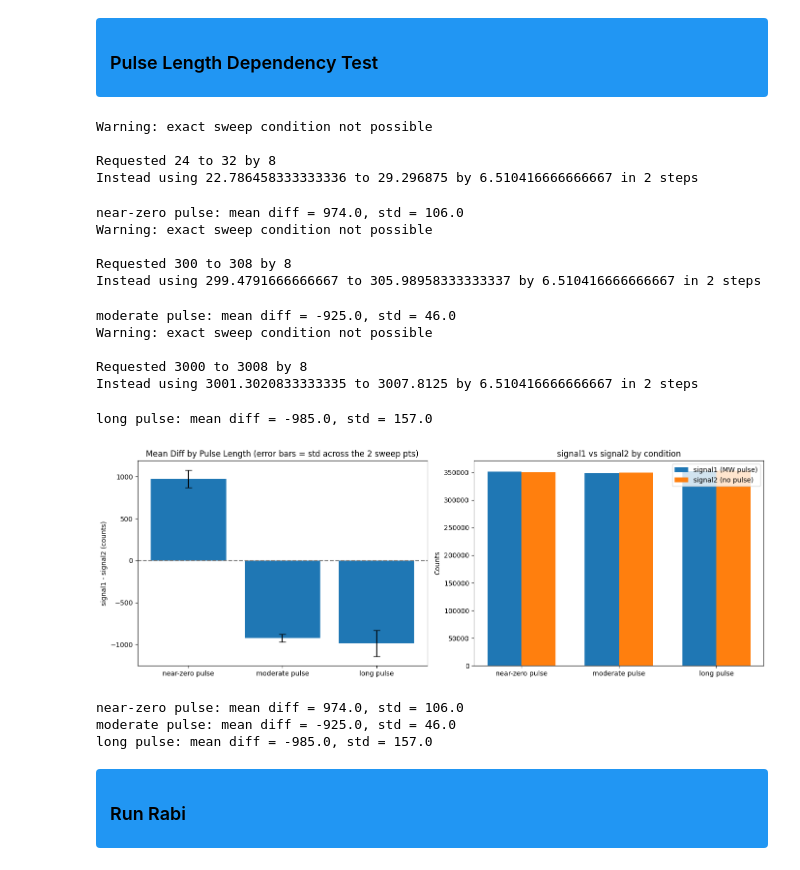
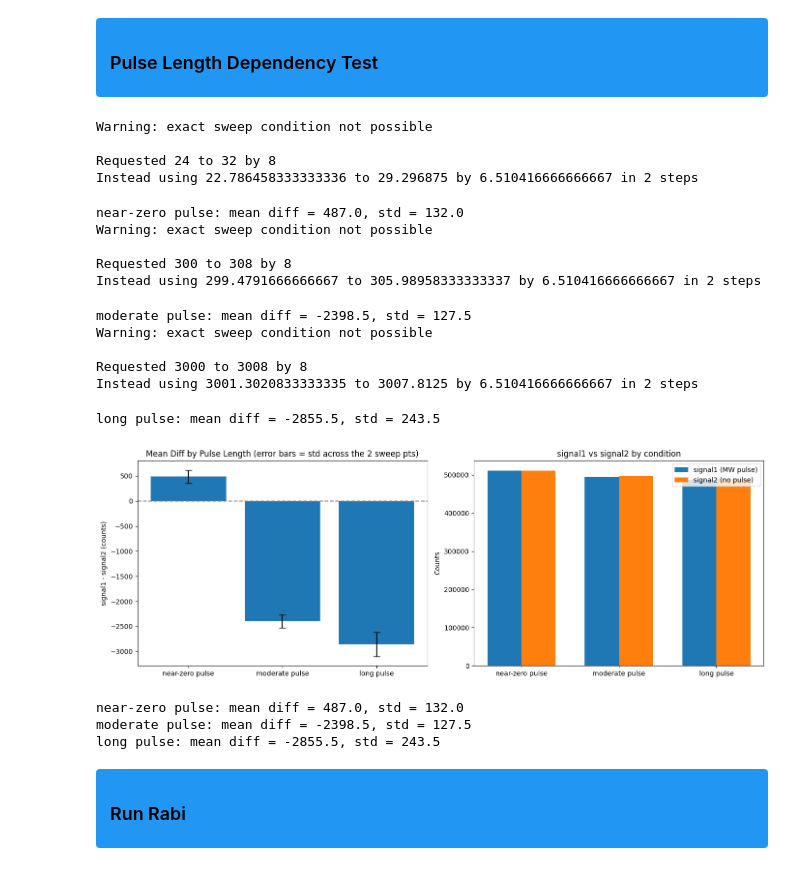
Before and after one commit to jeree-m/qick-dawg, a Jupyter notebook: jupyter_notebooks/ODMR_Rabi_T1.ipynb, the cells around one changed output. Drawn from its saved outputs; the diff is of its cells as text; code cells hidden in the pictures.

```diff
--- a/jupyter_notebooks/ODMR_Rabi_T1.ipynb
+++ b/jupyter_notebooks/ODMR_Rabi_T1.ipynb
@@ -188,11 +192,11 @@ config = copy(default_config)
 
 # ---- Experimental Parameters (knobs) ----
 laser_power = 35       # LP
-mw_gain =4000 # MW gain
-reps = 15000
+mw_gain = 4000 # MW gain
+reps = 10000
 relax_delay_treg = 500
-sweep_start_fGHz = 2
-sweep_stop_fGHz = 5
+sweep_start_fGHz = 3
+sweep_stop_fGHz = 4
 sweep_step_fGHz = 0.01
 nd_filter_OD = 0.5
 
@@ -668,7 +672,7 @@ def run_fixed_pulse(mw_length_tns, reps, label):
     config = copy(default_config)
 
     config.mw_gain = 6000
-    config.mw_fMHz = 3505
+    config.mw_fMHz = 3059
     config.pre_init = True
     config.relax_delay_treg = 500
 
@@ -721,40 +725,40 @@ width = 0.35
 
 sig1_means = [d.signal1.mean() for d in results]
 sig2_means = [d.signal2.mean() for d in results]
 
 axes[1].bar(x - width/2, sig1_means, width, label='signal1 (MW pulse)')
 axes[1].bar(x + width/2, sig2_means, width, label='signal2 (no pulse)')
 axes[1].set_xticks(x)
 axes[1].set_xticklabels(labels)
 axes[1].set_ylabel('Counts')
 axes[1].set_title('signal1 vs signal2 by condition')
 axes[1].legend()
 
 plt.tight_layout()
 plt.show()
 
 for label, mean, std in zip(labels, means, stds):
     print(f"{label}: mean diff = {mean:.1f}, std = {std:.1f}")
 # %% [output]
 Warning: exact sweep condition not possible
 
 Requested 24 to 32 by 8
 Instead using 22.786458333333336 to 29.296875 by 6.510416666666667 in 2 steps
-near-zero pulse: mean diff = 974.0, std = 106.0
+near-zero pulse: mean diff = 487.0, std = 132.0
 Warning: exact sweep condition not possible
 
 Requested 300 to 308 by 8
 Instead using 299.4791666666667 to 305.98958333333337 by 6.510416666666667 in 2 steps
-moderate pulse: mean diff = -925.0, std = 46.0
+moderate pulse: mean diff = -2398.5, std = 127.5
 Warning: exact sweep condition not possible
 
 Requested 3000 to 3008 by 8
 Instead using 3001.3020833333335 to 3007.8125 by 6.510416666666667 in 2 steps
-long pulse: mean diff = -985.0, std = 157.0
+long pulse: mean diff = -2855.5, std = 243.5
-[figure, old version]
+[figure, new version]
-near-zero pulse: mean diff = 974.0, std = 106.0
-moderate pulse: mean diff = -925.0, std = 46.0
-long pulse: mean diff = -985.0, std = 157.0
+near-zero pulse: mean diff = 487.0, std = 132.0
+moderate pulse: mean diff = -2398.5, std = 127.5
+long pulse: mean diff = -2855.5, std = 243.5
 # %% [markdown]
 <div style="background-color:#2196F3; padding:8px 14px; border-radius:4px;">
 <h3 style="color:black; margin:0;">  Run Rabi </h3>
```
Also changed, not shown: parts of 13 cells of this notebook, 1 other file.
